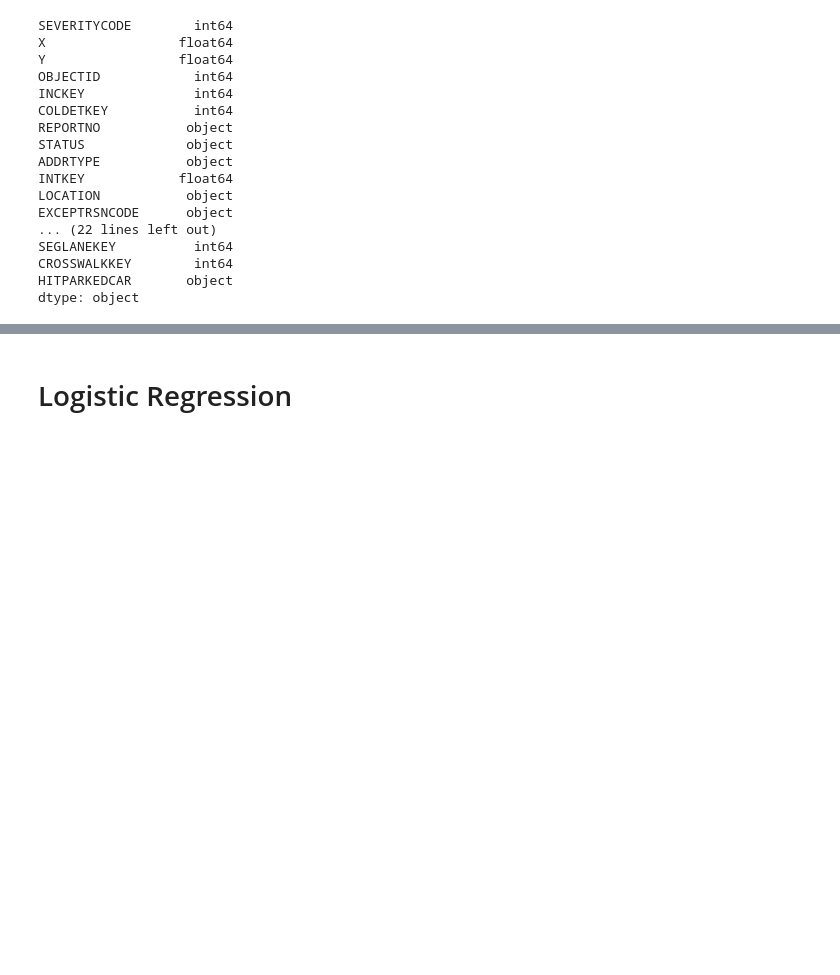
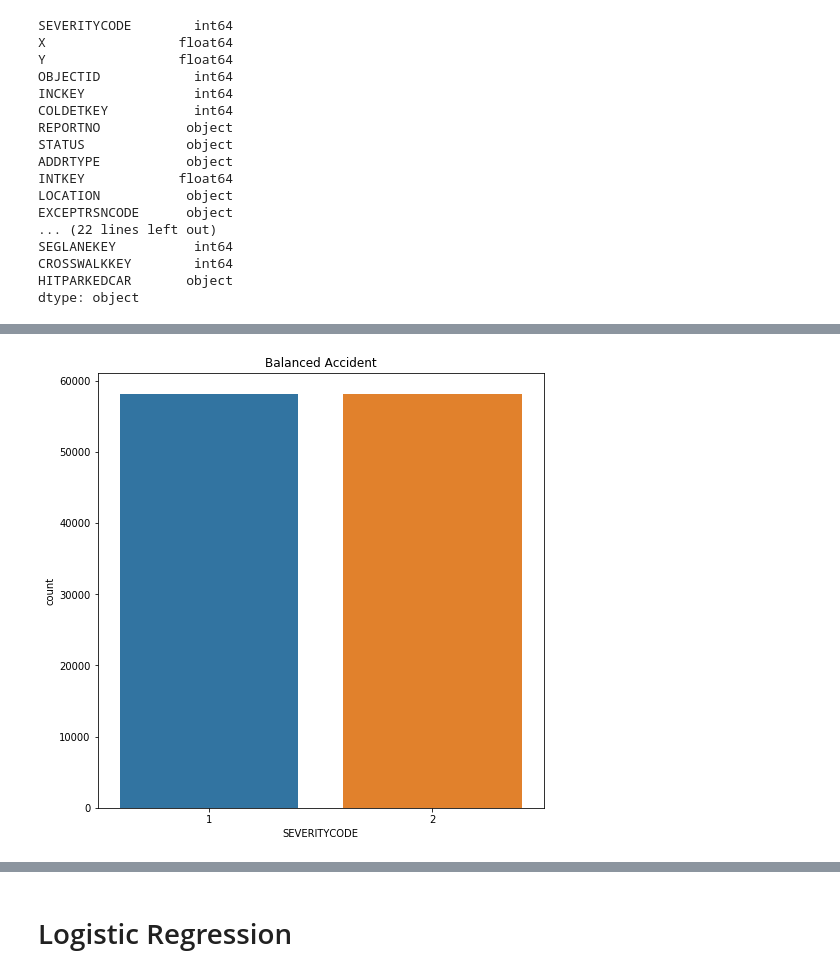
Before and after one commit to mundoye/Coursera_Capstone, a Jupyter notebook: Coursera_Capstone.ipynb, the cells around one changed output, grey strips where cells are left out. Cells and saved outputs as stored; diff of their text form; code cells hidden in the pictures; blank space fills up the shorter version.

```diff
--- a/Coursera_Capstone.ipynb
+++ b/Coursera_Capstone.ipynb
@@ -100,0 +93,13 @@ array([[    4,     8,     5,  8793,    -1],
+# %%
+# Under-Sampling
+study = accident.sample(frac=1,random_state=4)
+high = study.loc[study['SEVERITYCODE'] == 2]
+low = study.loc[study['SEVERITYCODE'] == 1].sample(n=58188,random_state=4)
+study = pd.concat([high, low])
+
+plt.figure(figsize=(8, 8))
+sns.countplot('SEVERITYCODE', data=study)
+plt.title('Balanced Accident')
+plt.show()
+# %% [output]
+[figure, added]
```
Also changed, not shown: parts of 16 cells of this notebook.
